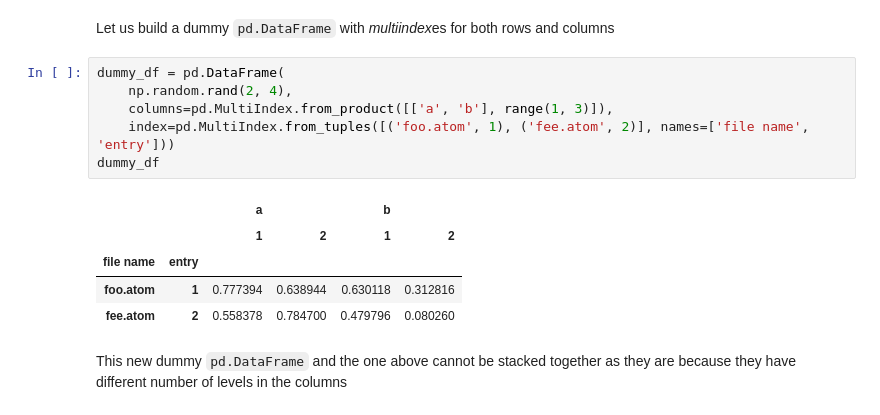
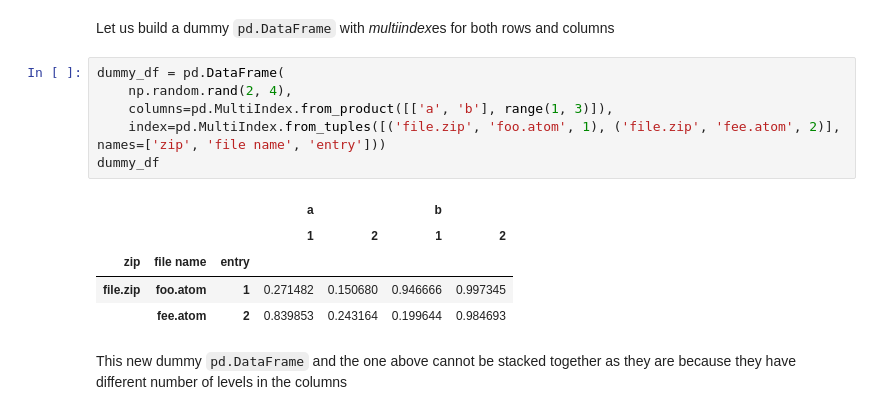
Before and after one commit to nextprocurement/sproc, a Jupyter notebook: nbs/60_assemble.ipynb, the cells around one changed output. Drawn from its saved outputs; the diff is of its cells as text.

Commit message:
- *read* `DataFrame`s also have the zip file in the index - minor improvements here and there - added "urllib3" as dependency

```diff
--- a/nbs/60_assemble.ipynb
+++ b/nbs/60_assemble.ipynb
@@ -230,15 +228,15 @@ Let us build a dummy `pd.DataFrame` with *multiindex*es for both rows and column
 # %%
 dummy_df = pd.DataFrame(
     np.random.rand(2, 4),
     columns=pd.MultiIndex.from_product([['a', 'b'], range(1, 3)]),
-    index=pd.MultiIndex.from_tuples([('foo.atom', 1), ('fee.atom', 2)], names=['file name', 'entry']))
+    index=pd.MultiIndex.from_tuples([('file.zip', 'foo.atom', 1), ('file.zip', 'fee.atom', 2)], names=['zip', 'file name', 'entry']))
 dummy_df
 # %% [output]
-|  |  | a |  | b |  |
-|  |  | 1 | 2 | 1 | 2 |
-| file name | entry |  |  |  |  |
-| foo.atom | 1 | 0.777394 | 0.638944 | 0.630118 | 0.312816 |
-| fee.atom | 2 | 0.558378 | 0.784700 | 0.479796 | 0.080260 |
+|  |  |  | a |  | b |  |
+|  |  |  | 1 | 2 | 1 | 2 |
+| zip | file name | entry |  |  |  |  |
+| file.zip | foo.atom | 1 | 0.271482 | 0.150680 | 0.946666 | 0.997345 |
+|  | fee.atom | 2 | 0.839853 | 0.243164 | 0.199644 | 0.984693 |
 # %% [markdown]
 This new dummy `pd.DataFrame` and the one above cannot be stacked together as they are because they have different number of levels in the columns
 # %%
```
Also changed, not shown: parts of 15 cells of this notebook, 13 other files.
